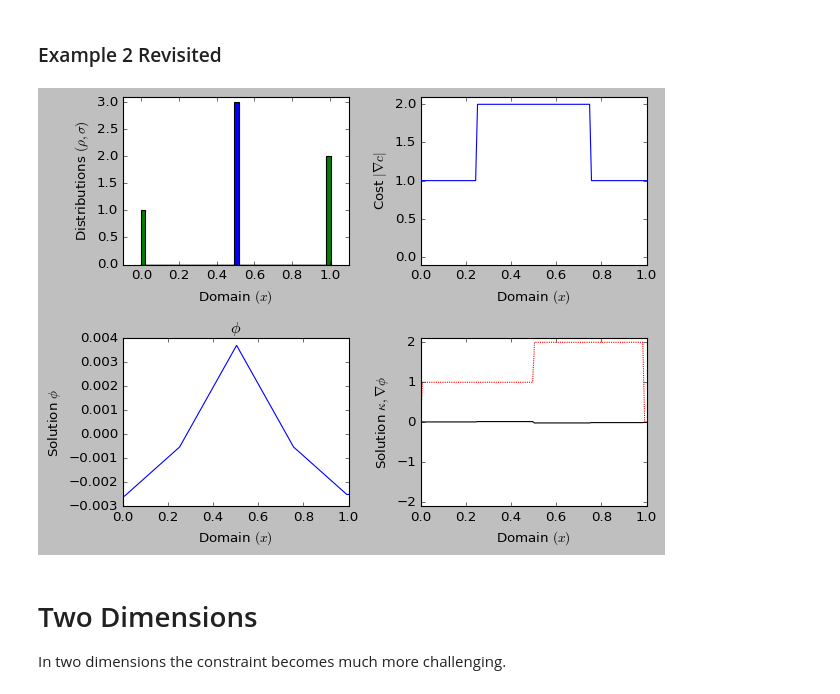
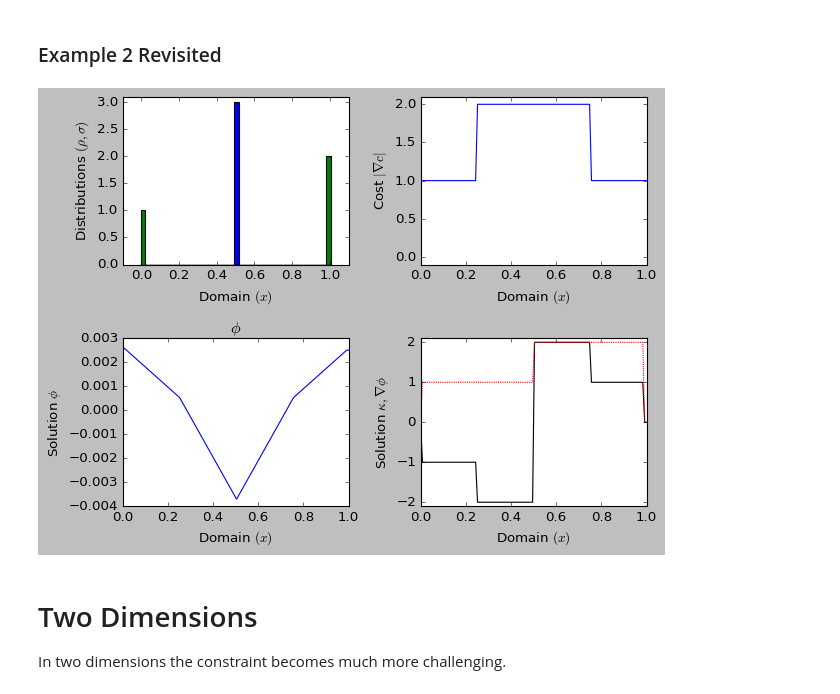
Before and after one commit to JustinBakerMath/homogenize, a Jupyter notebook: doc/ProblemExplanation.ipynb, the cells around one changed output. Drawn from its saved outputs; the diff is of its cells as text; code cells hidden in the pictures.

```diff
--- a/doc/ProblemExplanation.ipynb
+++ b/doc/ProblemExplanation.ipynb
@@ -247,37 +247,37 @@ sigma,sigma[1],sigma[n-2] = np.zeros(n),1,2
 Gc = np.ones(n)
 Gc[n//4:3*n//4]=2*np.ones(3*n//4-n//4)
 #SOLVE
-prob = aug_krot(x,rho-sigma, Gc)
+prob = aug_krot(x,sigma-rho, Gc)
 phi,k= prob._solve()
 # %%
 plt.figure(tight_layout=True)
 plt.tight_layout()
 plt.subplot(221)
 plt.bar(x,rho, width = 3*h, label='$\\rho(x)$')
 plt.bar(x,sigma, width = 3*h, label='$\sigma(x)$')
 plt.ylim(0,3.1)
 plt.xlim(-.1,1.1)
 plt.xlabel('Domain $(x)$')
 plt.ylabel('Distributions $(\\rho,\\sigma)$')
 plt.subplot(222)
 plt.plot(x,Gc)
 plt.ylim(-.1,2.1)
 plt.xlabel('Domain $(x)$')
 plt.ylabel('Cost $|\\nabla c|$')
 plt.subplot(223)
 plt.plot(x,phi*h)
 plt.title("$\phi$")
 plt.xlabel('Domain $(x)$')
 plt.ylabel('Solution $\\phi$')
 plt.subplot(224)
-plt.plot(x,A@phi*h, label="$\\nabla \phi$", color='k')
+plt.plot(x,A@phi, label="$\\nabla \phi$", color='k')
 plt.plot(x,k,label="$\\lambda$", color='r', dashes=(1,1))
 plt.ylim(-2.1,2.1)
 plt.ylabel('Solution $\\kappa,\\nabla\\phi$')
 plt.xlabel('Domain $(x)$')
 plt.show()
 # %% [output]
-[figure, old version]
+[figure, new version]
 # %% [markdown]
 # Two Dimensions
 
```
Also changed, not shown: 13 other files.
